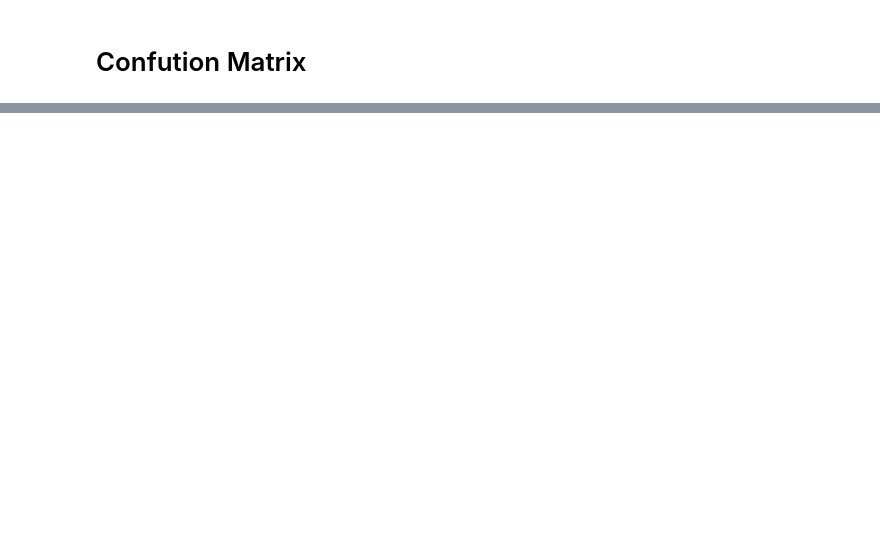
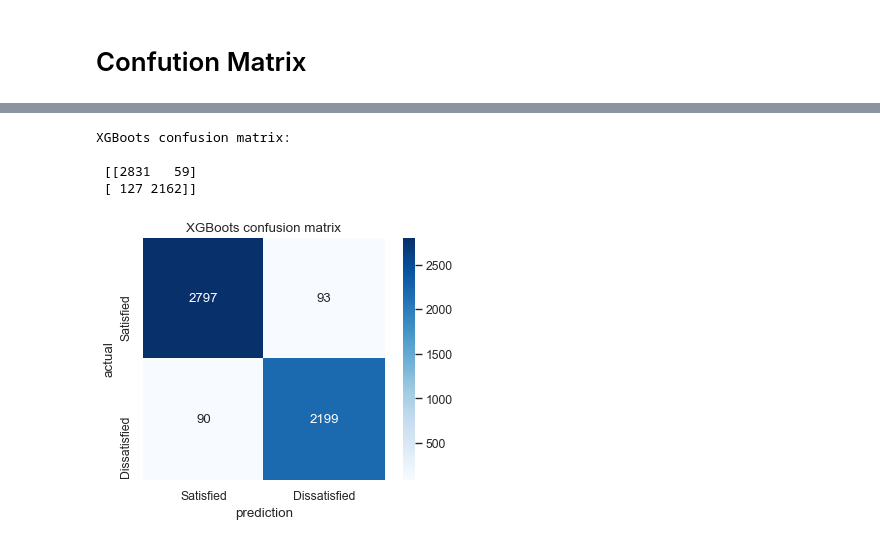
Before and after one commit to NjoodMoh/Classification-Logistic-Regression-, a Jupyter notebook: Airlines Satisfaction .ipynb, the cells around one changed output, grey strips where cells are left out. Cells and saved outputs as stored; diff of their text form; code cells hidden in the pictures; blank space fills up the shorter version.

```diff
--- a/Airlines Satisfaction .ipynb
+++ b/Airlines Satisfaction .ipynb
@@ -887,0 +937,12 @@ make_confusion_matrix('Random Forst confusion matrix',rf_best, X_val, y_val, thr
+# %%
+print("XGBoots confusion matrix: \n\n", confusion_matrix(y_val, tuned_xgb.predict(X_val)))
+# %% [output]
+XGBoots confusion matrix:
+
+ [[2831   59]
+ [ 127 2162]]
+# %%
+make_confusion_matrix('XGBoots confusion matrix', tuned_xgb, X_val, y_val, threshold=0.4)
+plt.savefig("ٌxgb4-CM.png")
+# %% [output]
+[figure, added]
```
Also changed, not shown: parts of 89 cells of this notebook.
